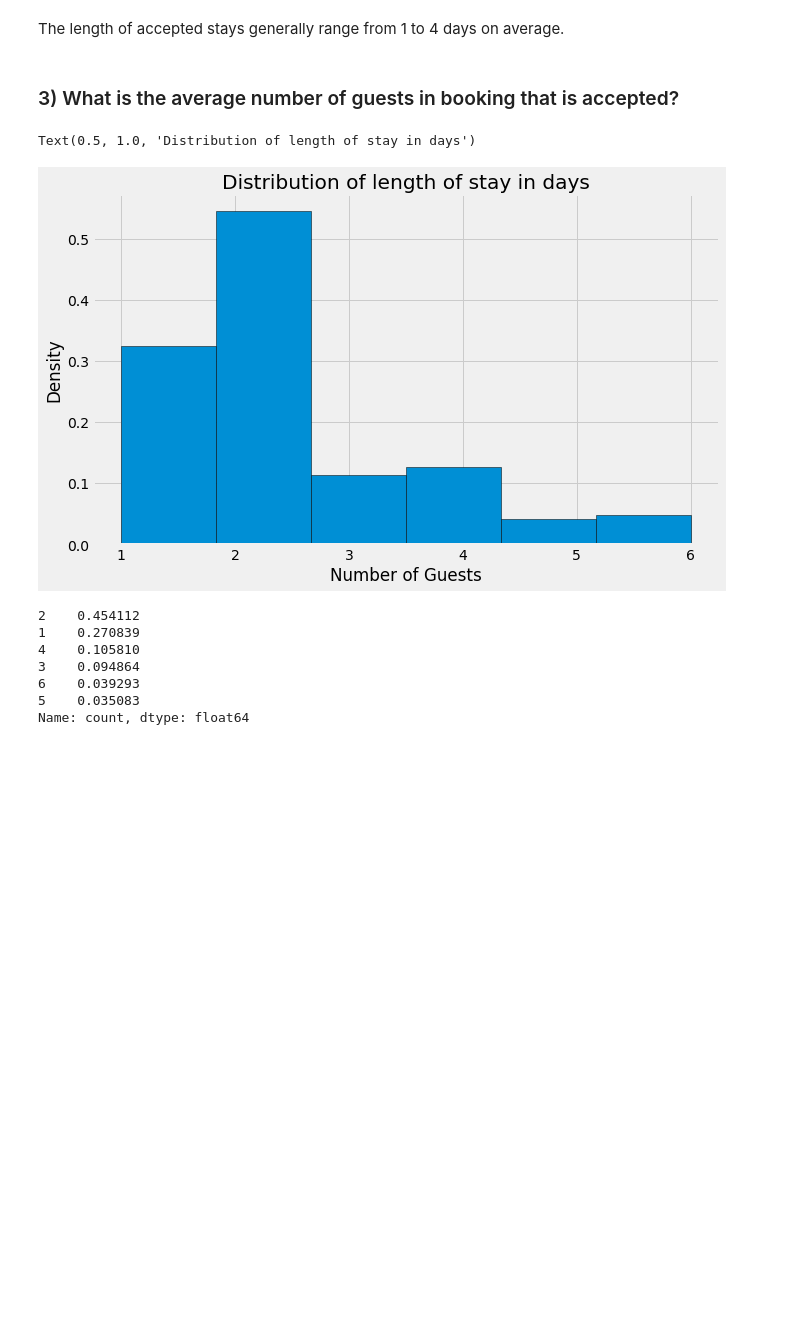
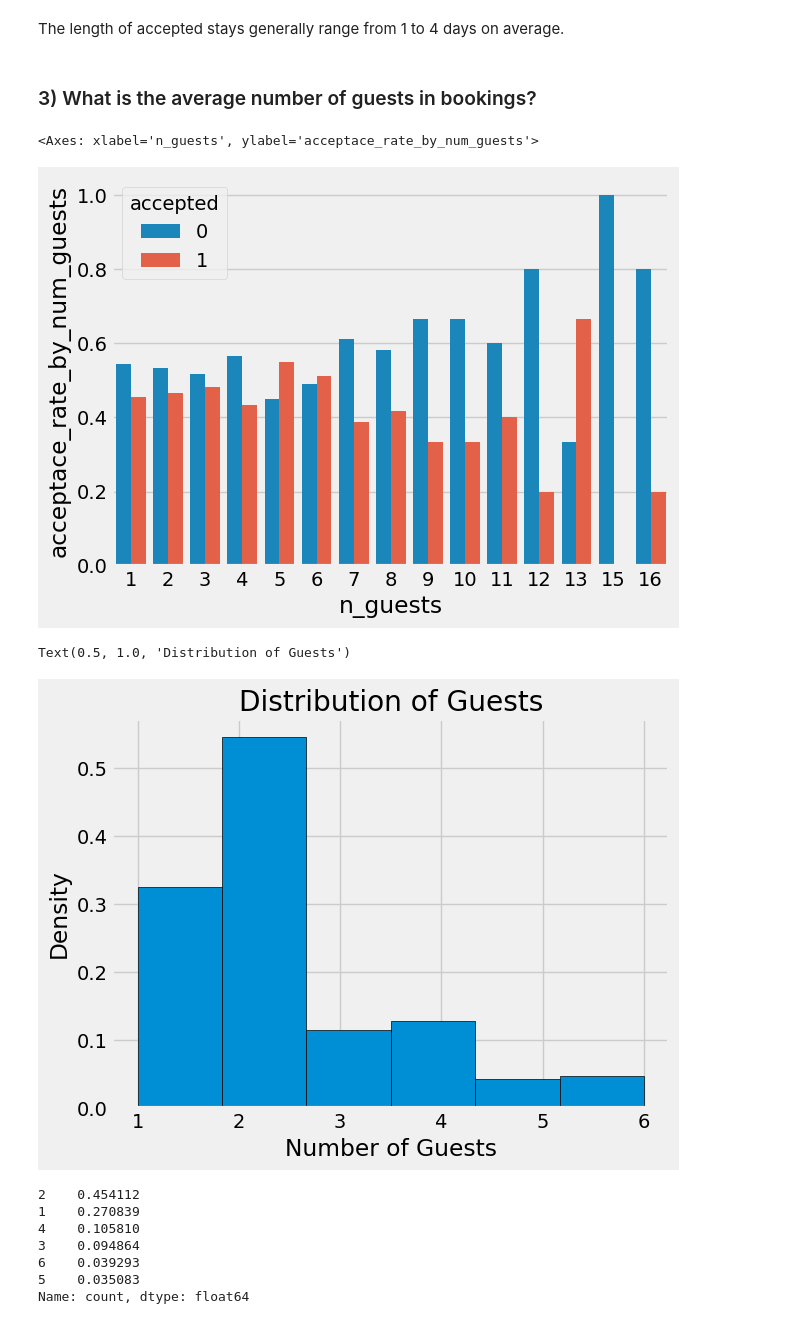
Before and after one commit to joshpuray/Airnbnb-Dublin-Market-Analysis, a Jupyter notebook: Market_Analysis.ipynb, the cells around one changed output. Saved outputs shown, nothing was run; the diff lists cells and outputs as text; code cells hidden in the pictures; blank space fills up the shorter version.

```diff
--- a/Market_Analysis.ipynb
+++ b/Market_Analysis.ipynb
@@ -385,18 +426,26 @@ Text(0.5, 1.0, 'Distribution of length of stay in days')
 # %% [markdown]
 The length of accepted stays generally range from 1 to 4 days on average.
 # %% [markdown]
-### 3) What is the average number of guests in booking that is accepted?
+### 3) What is the average number of guests in bookings?
+# %%
+guests_dist = contacts[['id_guest','accepted','n_guests']].groupby(['n_guests','accepted']).count().reset_index().rename({'id_guest':'num_inquiries'},axis=1)
+num_guests_dist = dict(contacts.groupby('n_guests').count().iloc[:,0])
+guests_dist['acceptace_rate_by_num_guests'] = guests_dist.apply(lambda x: x.num_inquiries / num_guests_dist[x.n_guests],axis=1)
+# %%
+sns.barplot(data=guests_dist, x='n_guests',y='acceptace_rate_by_num_guests',hue='accepted')
+# %% [output]
+<Axes: xlabel='n_guests', ylabel='acceptace_rate_by_num_guests'>
+[figure, added]
 # %%
-plt.figure(figsize=(10,6))
 n_guests_no_outliers = remove_outliers(accepted['n_guests'])
 plt.hist(n_guests_no_outliers,bins=6,edgecolor='black',density=True)
 
 plt.xlabel('Number of Guests')
 plt.ylabel('Density')
-plt.title('Distribution of length of stay in days')
+plt.title('Distribution of Guests')
 # %% [output]
-Text(0.5, 1.0, 'Distribution of length of stay in days')
+Text(0.5, 1.0, 'Distribution of Guests')
-[figure, old version]
+[figure, new version]
 # %%
 pd.Series(n_guests_no_outliers).value_counts() / len(n_guests_no_outliers)
 # %% [output]
```
Also changed, not shown: parts of 37 cells of this notebook.
